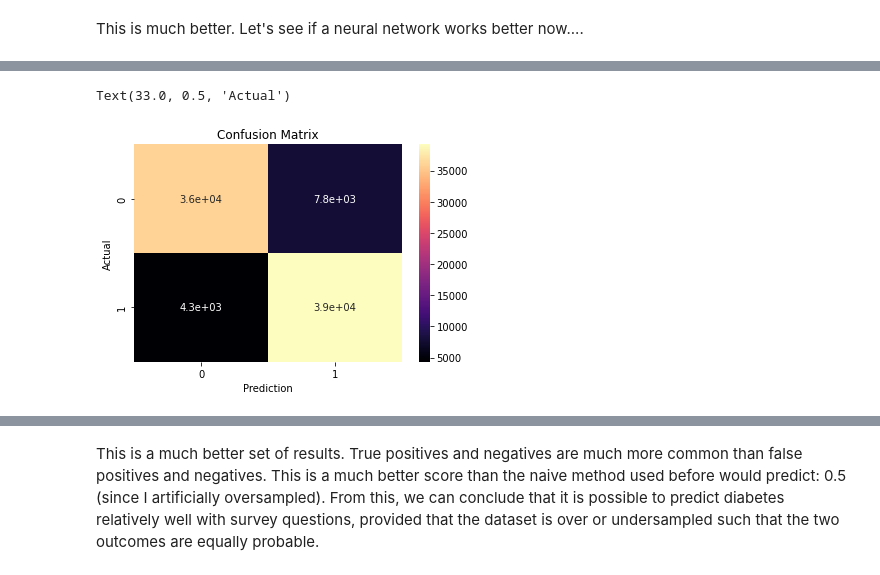
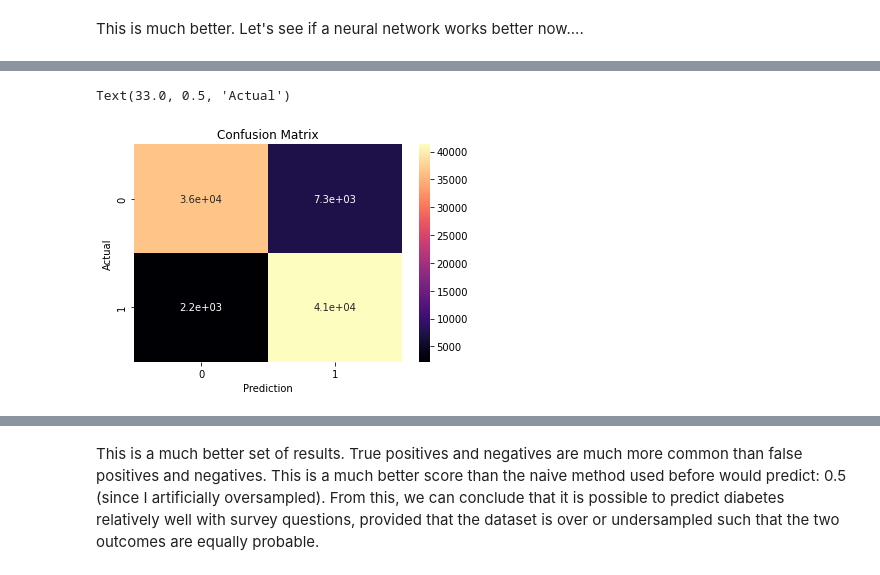
Before and after one commit to dhart31/scikit-learn_projects, a Jupyter notebook: predicting_diabetes_risk.ipynb, the cells around one changed output, grey strips where cells are left out. Cells and saved outputs as stored; diff of their text form; code cells hidden in the pictures.

```diff
--- a/predicting_diabetes_risk.ipynb
+++ b/predicting_diabetes_risk.ipynb
@@ -75,0 +52,19 @@ Epoch 20/20
+# %%
+def build_model(hp):
+    model = tf.keras.Sequential()
+    model.add(tf.keras.layers.Dense(hp.Int("input_units",32,512,32),activation='relu'))
+    for i in range(hp.Int("n_layers",1,2)):
+        model.add(tf.keras.layers.Dense(hp.Int(f"layer_{i}",32,512,32),activation='relu'))
+    model.add(tf.keras.layers.Dense(1,activation='sigmoid'))
+    model.compile(loss='mse',optimizer='adam',metrics=['accuracy'])
+    return model
+
+tuner = BayesianOptimization(
+    build_model,
+    objective = "val_accuracy",
+    max_trials = 10,
+    executions_per_trial = 1,
+    directory = "diabetes_risk",
+    overwrite=True)
+
+tuner.search(x=X_train,y=y_train,epochs=1,batch_size=256,verbose=1,validation_split=0.33)
@@ -160,0 +147,13 @@ Epoch 100/100
+# %%
+X_os = data_oversampled.drop(['Diabetes_binary'],axis=1)
+X_os_sc = MinMaxScaler().fit_transform(X_os)
+y_os = data_oversampled['Diabetes_binary']
+X_os_train, X_os_test, y_os_train, y_os_test =train_test_split(X_os_sc, y_os, test_size=0.20, random_state=123)
+
+tuner_os = BayesianOptimization(
+    build_model,
+    objective = "val_accuracy",
+    max_trials = 10,
+    executions_per_trial = 1,
+    directory = "diabetes_risk",
+    overwrite=True)
@@ -160,0 +169,4 @@ Epoch 100/100
+# %%
+print(tuner_os.get_best_hyperparameters()[0].values)
+best_model_os = tuner_os.get_best_models()[0]
+history = best_model_os.fit(X_os_train, y_os_train, validation_split = 0.33,epochs=200, batch_size = 2048)
@@ -175,11 +205,11 @@ Text(0.5, 0, 'Epochs')
 # %%
-y_os_pred = model.predict(X_os_test)
+y_os_pred = best_model_os.predict(X_os_test)
 conf_mat = metrics.confusion_matrix(y_os_test,np.round(y_os_pred))
 sns.heatmap(conf_mat,annot=True,cmap='magma')
 plt.title('Confusion Matrix')
 plt.xlabel("Prediction")
 plt.ylabel("Actual")
 # %% [output]
 Text(33.0, 0.5, 'Actual')
-[figure, old version]
+[figure, new version]
 # %%
```
Also changed, not shown: parts of 24 cells of this notebook, 1 other file.
